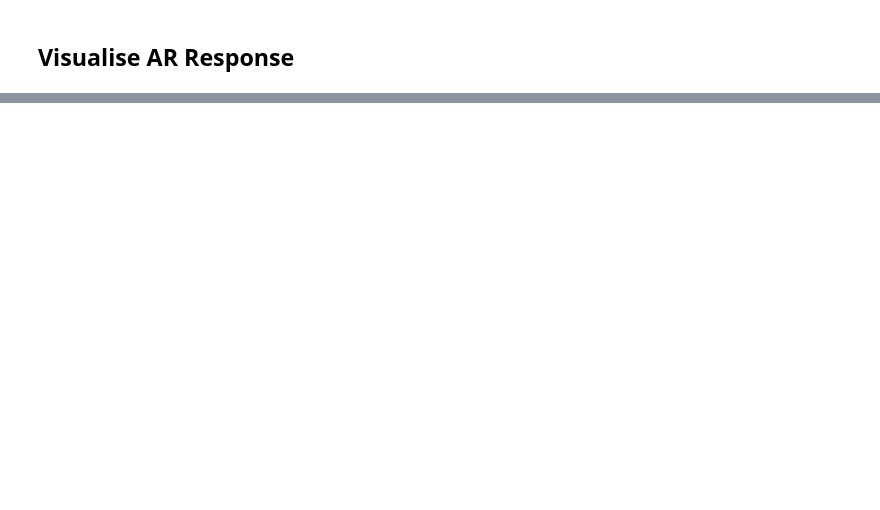
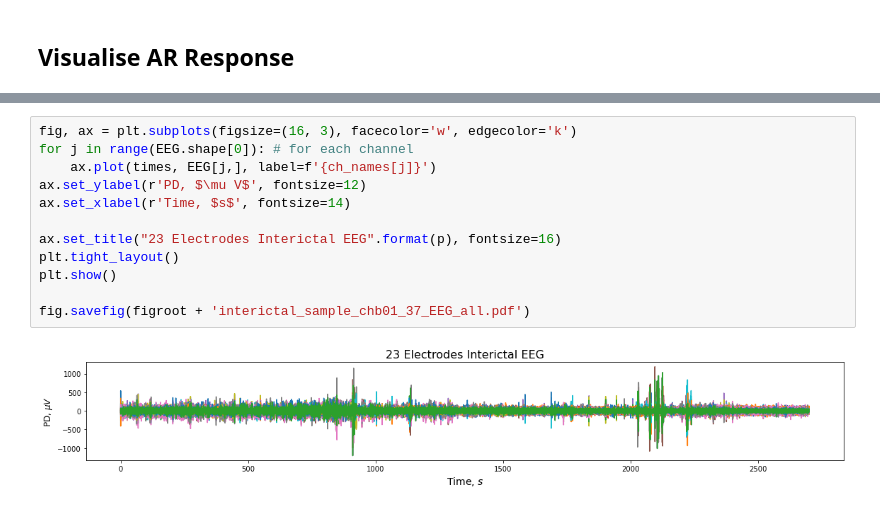
Before and after one commit to samisnotinsane/chbmit-seizure-prediction, a Jupyter notebook: feature_extraction/chb01_interictal_AR.ipynb, the cells around one changed output, grey strips where cells are left out. Drawn from its saved outputs; the diff is of its cells as text; blank space fills up the shorter version.

```diff
--- a/feature_extraction/chb01_interictal_AR.ipynb
+++ b/feature_extraction/chb01_interictal_AR.ipynb
@@ -44,0 +122,14 @@ fig.savefig('../figures/feature_extraction/interictal_sample_chb01_37.pdf')
+# %%
+fig, ax = plt.subplots(figsize=(16, 3), facecolor='w', edgecolor='k')
+for j in range(EEG.shape[0]): # for each channel
+    ax.plot(times, EEG[j,], label=f'{ch_names[j]}')
+ax.set_ylabel(r'PD, $\mu V$', fontsize=12)
+ax.set_xlabel(r'Time, $s$', fontsize=14)
+
+ax.set_title("23 Electrodes Interictal EEG".format(p), fontsize=16)
+plt.tight_layout()
+plt.show()
+
+fig.savefig(figroot + 'interictal_sample_chb01_37_EEG_all.pdf')
+# %% [output]
+[figure, added]
```
Also changed, not shown: parts of 15 cells of this notebook, 8 other files.
